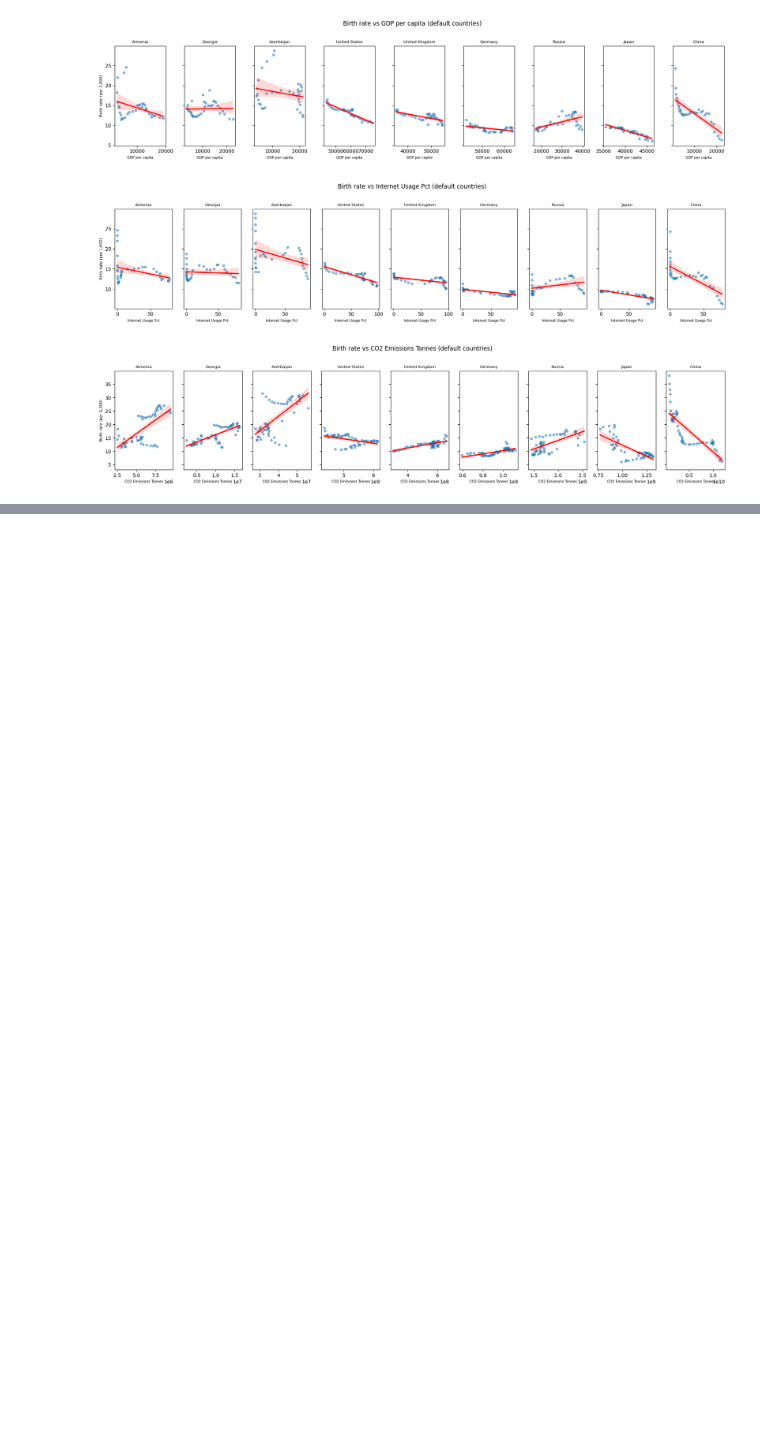
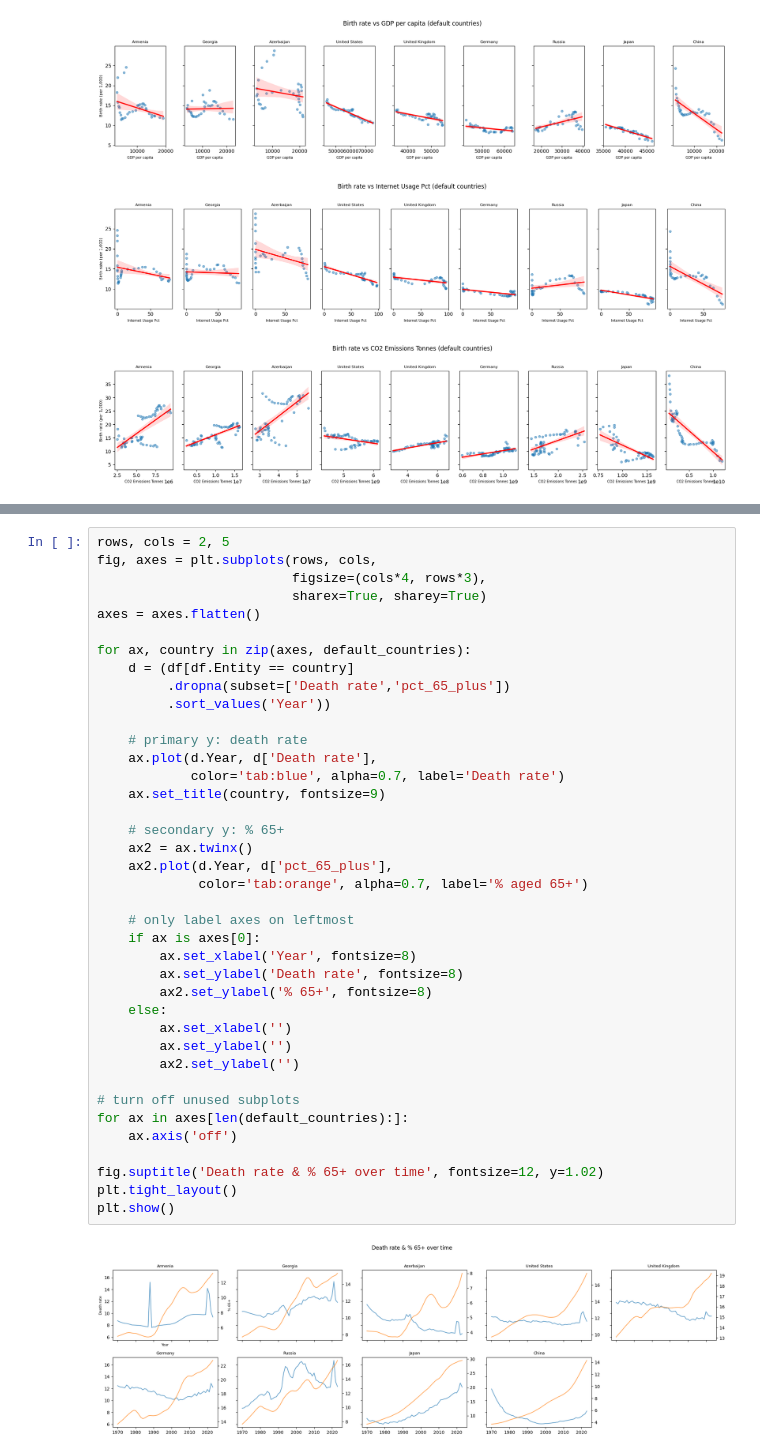
Before and after one commit to DedalusOsX/Dataviz---Group-project, a Jupyter notebook: notebooks/demography.ipynb, the cells around one changed output, grey strips where cells are left out. Drawn from its saved outputs; the diff is of its cells as text; blank space fills up the shorter version.

```diff
--- a/notebooks/demography.ipynb
+++ b/notebooks/demography.ipynb
@@ -212,0 +247,41 @@ plt.show()
+# %%
+rows, cols = 2, 5
+fig, axes = plt.subplots(rows, cols,
+                         figsize=(cols*4, rows*3),
+                         sharex=True, sharey=True)
+axes = axes.flatten()
+
+for ax, country in zip(axes, default_countries):
+    d = (df[df.Entity == country]
+         .dropna(subset=['Death rate','pct_65_plus'])
+         .sort_values('Year'))
+
+    # primary y: death rate
+    ax.plot(d.Year, d['Death rate'],
+            color='tab:blue', alpha=0.7, label='Death rate')
+    ax.set_title(country, fontsize=9)
+
+    # secondary y: % 65+
+    ax2 = ax.twinx()
+    ax2.plot(d.Year, d['pct_65_plus'],
+             color='tab:orange', alpha=0.7, label='% aged 65+')
+
+    # only label axes on leftmost
+    if ax is axes[0]:
+        ax.set_xlabel('Year', fontsize=8)
+        ax.set_ylabel('Death rate', fontsize=8)
+        ax2.set_ylabel('% 65+', fontsize=8)
+    else:
+        ax.set_xlabel('')
+        ax.set_ylabel('')
+        ax2.set_ylabel('')
+
+# turn off unused subplots
+for ax in axes[len(default_countries):]:
+    ax.axis('off')
+
+fig.suptitle('Death rate & % 65+ over time', fontsize=12, y=1.02)
+plt.tight_layout()
+plt.show()
+# %% [output]
+[figure, added]
```
Also changed, not shown: parts of 6 cells of this notebook.
